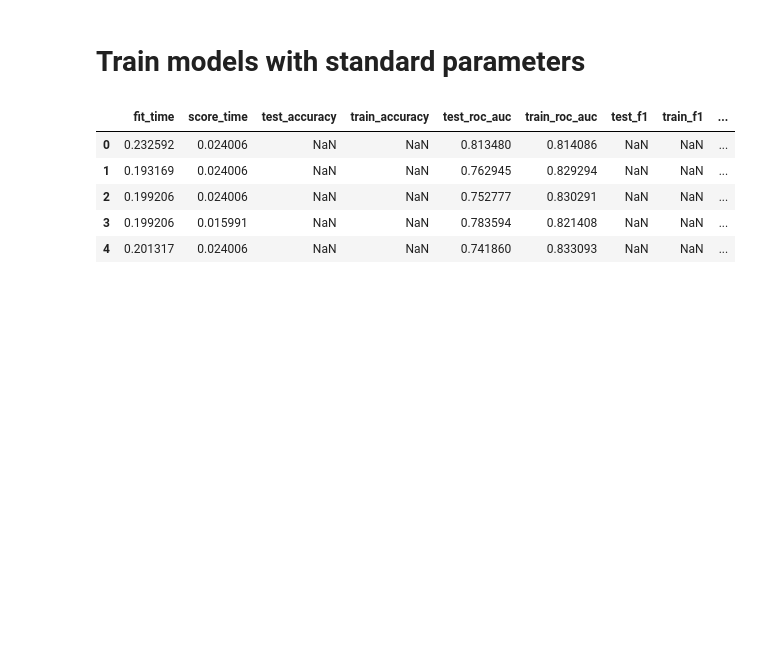
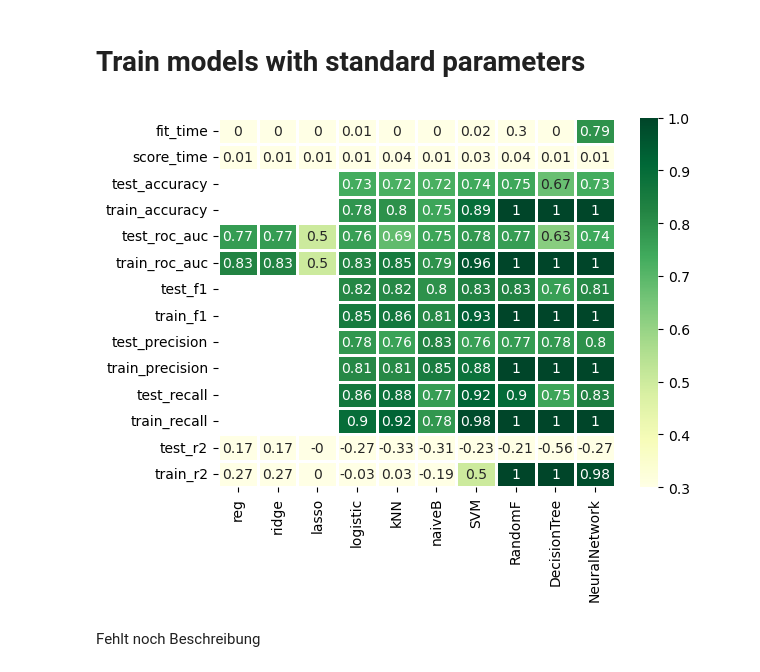
Before and after one commit to dennismgoetz/HoML-Credit-Data, a Jupyter notebook: Modelling.ipynb, the cells around one changed output. Cells and saved outputs as stored; diff of their text form; code cells hidden in the pictures; blank space fills up the shorter version.

Commit message:
Added shortlist and scores to compare quick and dirty models

```diff
--- a/Modelling.ipynb
+++ b/Modelling.ipynb
@@ -192,6 +195,8 @@ X_test.shape = (200, 55)
 # %% [markdown]
 # **Train models with standard parameters**
 # %%
+# Create Pipelines
+
 # Linear Models
 ## Linear Regression
 pipe_reg = Pipeline([('reg', LinearRegression())])
@@ -229,4 +234,17 @@ pipe_decisiontree = Pipeline([('decisiontree', tree.DecisionTreeClassifier())])
 pipe_neuralnetwork = Pipeline([('scaler', StandardScaler()),
                                ('neuralnetwork', MLPClassifier())])
 
+# K Fold iterator
 kfold = KFold(n_splits=5, shuffle=True, random_state=0)
+
+# List of pipelines
+pipeline_list = [pipe_reg,
+                 pipe_ridgereg,
+                 pipe_lassoreg,
+                 pipe_logreg,
+                 pipe_knn,
+                 pipe_gaussiannb,
+                 pipe_svm,
+                 pipe_rf,
+                 pipe_decisiontree,
+                 pipe_neuralnetwork]
@@ -241,11 +251,18 @@ scores = cross_validate(pipe_reg,
-# %%
-from pprint import pprint
-
-pd.DataFrame(scores)
-# %% [output]
-|  | fit_time | score_time | test_accuracy | train_accuracy | test_roc_auc | train_roc_auc | test_f1 | train_f1 | ... |
-| 0 | 0.232592 | 0.024006 | NaN | NaN | 0.813480 | 0.814086 | NaN | NaN | ... |
-| 1 | 0.193169 | 0.024006 | NaN | NaN | 0.762945 | 0.829294 | NaN | NaN | ... |
-| 2 | 0.199206 | 0.024006 | NaN | NaN | 0.752777 | 0.830291 | NaN | NaN | ... |
-| 3 | 0.199206 | 0.015991 | NaN | NaN | 0.783594 | 0.821408 | NaN | NaN | ... |
-| 4 | 0.201317 | 0.024006 | NaN | NaN | 0.741860 | 0.833093 | NaN | NaN | ... |
+# %%
+# compute scores of quick and dirty models
+scores = pd.concat([pd.DataFrame(pd.DataFrame(cross_validate(pipeline_list[i],
+                                                            X_train,
+                                                            y_train,
+                                                            scoring=['accuracy', 'roc_auc', 'f1', 'precision', 'recall', 'r2'],
+                                                            cv=kfold,
+                                                            n_jobs=-1,
+                                                            return_train_score=True)).mean(), columns = [i]) for i in range(len(pipeline_list))], axis = 1)
+scores.columns = ['reg', 'ridge', 'lasso', 'logistic', 'kNN', 'naiveB', 'SVM', 'RandomF', 'DecisionTree', 'NeuralNetwork']
+
+# Visualize scores
+sns.heatmap(scores, vmin = 0.3, vmax = 1, center = 0.65, linewidth = 1, linecolor = 'white', cmap = 'YlGn', annot = np.round(scores, 2))
+plt.show()
+# %% [output]
+[figure, added]
+# %% [markdown]
+Fehlt noch Beschreibung
```
Also changed, not shown: parts of 2 cells of this notebook, 2 other files.
